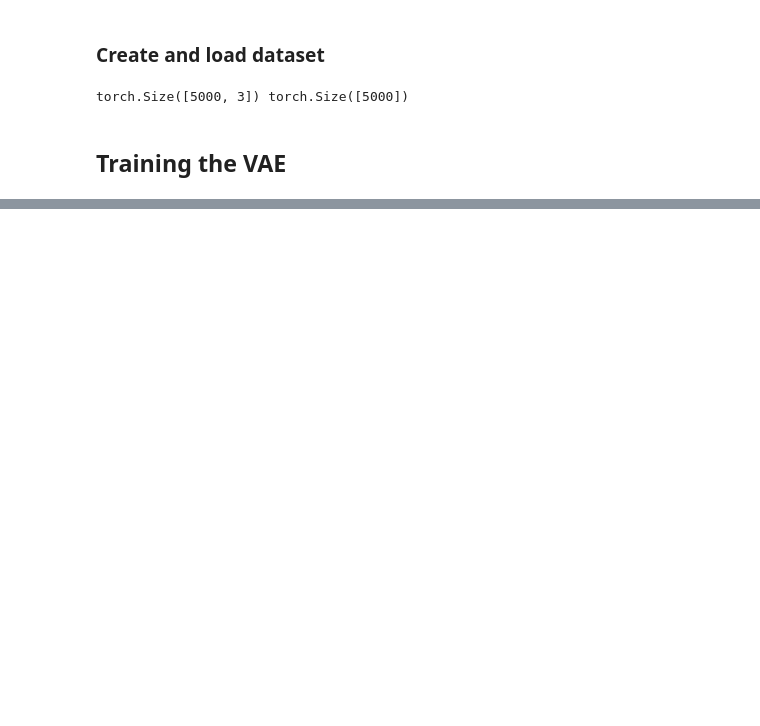
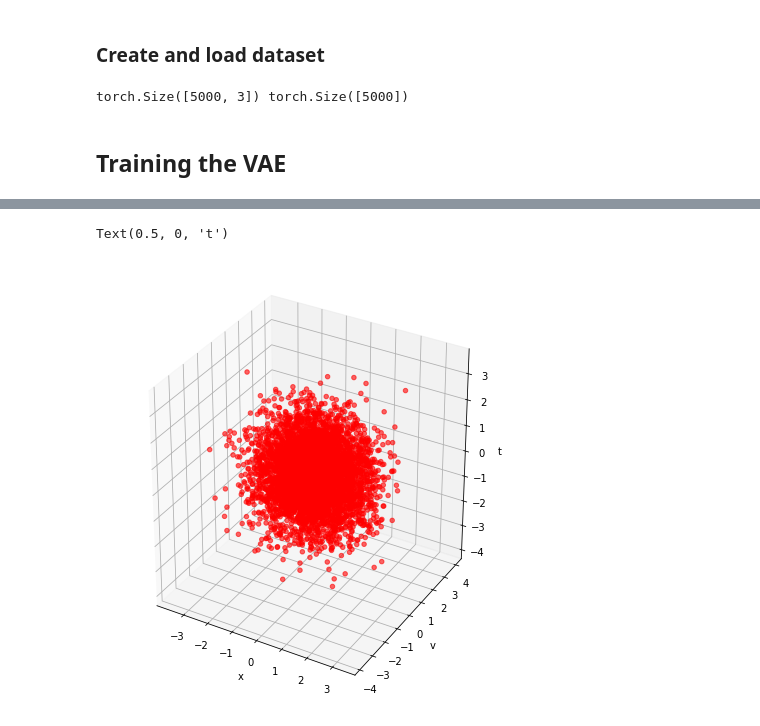
Before and after one commit to massastrello/PDMP-ID, a Jupyter notebook: pyPDMP/notebooks/VAE-PDMP.ipynb, the cells around one changed output, grey strips where cells are left out. Saved outputs shown, nothing was run; the diff lists cells and outputs as text; code cells hidden in the pictures; blank space fills up the shorter version.

```diff
--- a/pyPDMP/notebooks/VAE-PDMP.ipynb
+++ b/pyPDMP/notebooks/VAE-PDMP.ipynb
@@ -153,0 +238,10 @@ Text(0.5, 0, 't')
+# %%
+fig = plt.figure(figsize = (16,8))
+ax1 = fig.add_subplot(121,projection='3d')
+ax1.scatter(xs = z[:,0], ys = z[:,1],zs = z[:,2],alpha = .6,color = 'red')
+ax1.set_xlabel('x')
+ax1.set_ylabel('v')
+ax1.set_zlabel('t')
+# %% [output]
+Text(0.5, 0, 't')
+[figure, added]
```
Also changed, not shown: parts of 12 cells of this notebook, 2 other files.
